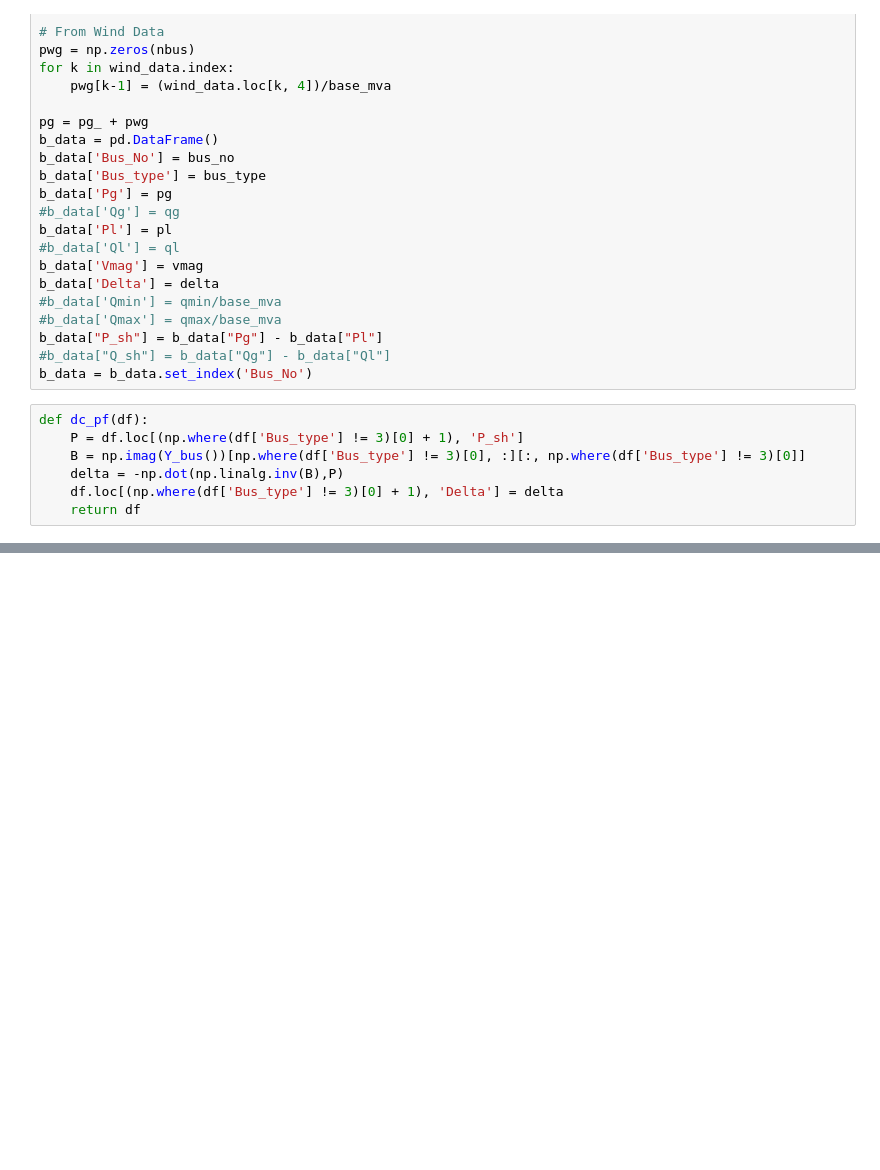
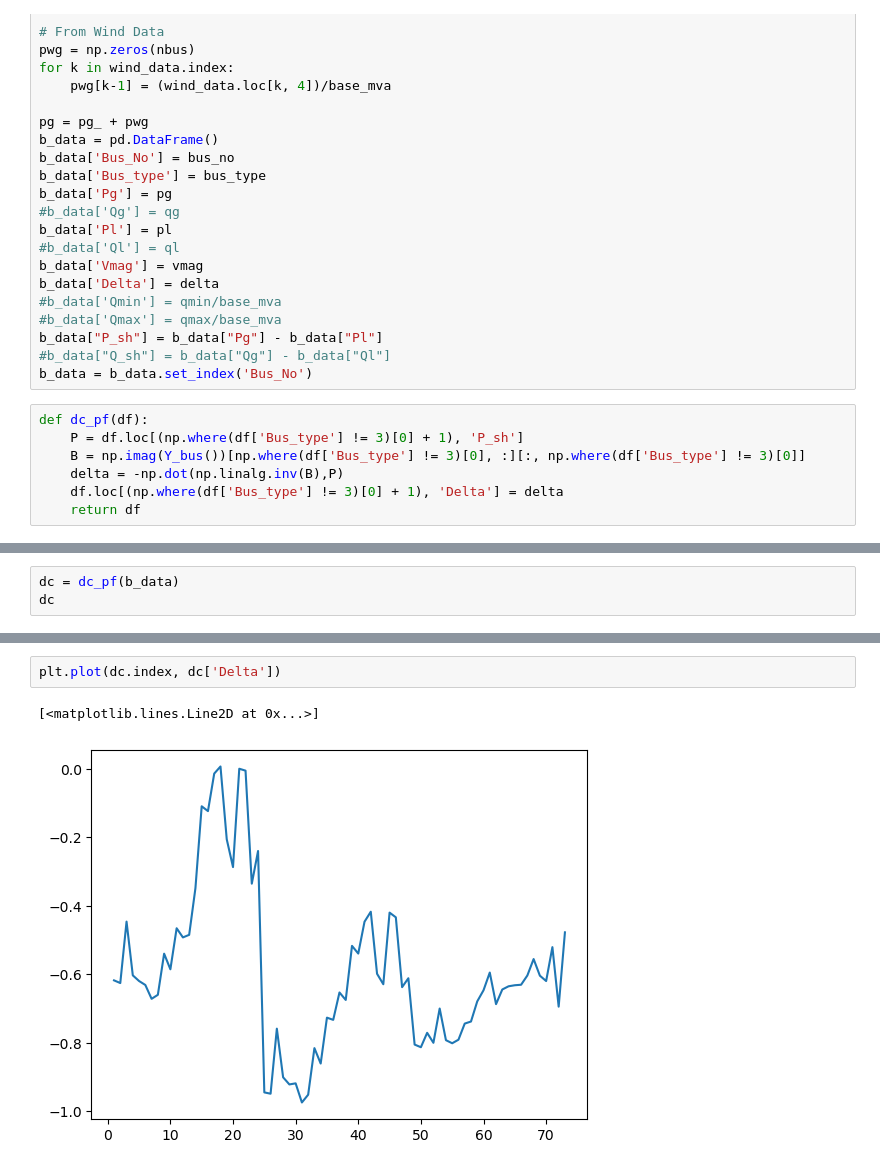
Before and after one commit to pantheebikram/Power-Flow-Solver, a Jupyter notebook: DC_Power_Flow.ipynb, the cells around one changed output, grey strips where cells are left out. Drawn from its saved outputs; the diff is of its cells as text; blank space fills up the shorter version.

```diff
--- a/DC_Power_Flow.ipynb
+++ b/DC_Power_Flow.ipynb
@@ -132,0 +116,3 @@ dc_pf(b_data)
+# %%
+dc = dc_pf(b_data)
+dc
@@ -132,0 +134,5 @@ dc_pf(b_data)
+# %%
+plt.plot(dc.index, dc['Delta'])
+# %% [output]
+[<matplotlib.lines.Line2D at 0x...>]
+[figure, added]
```
Also changed, not shown: parts of 2 cells of this notebook, 4 other files.
